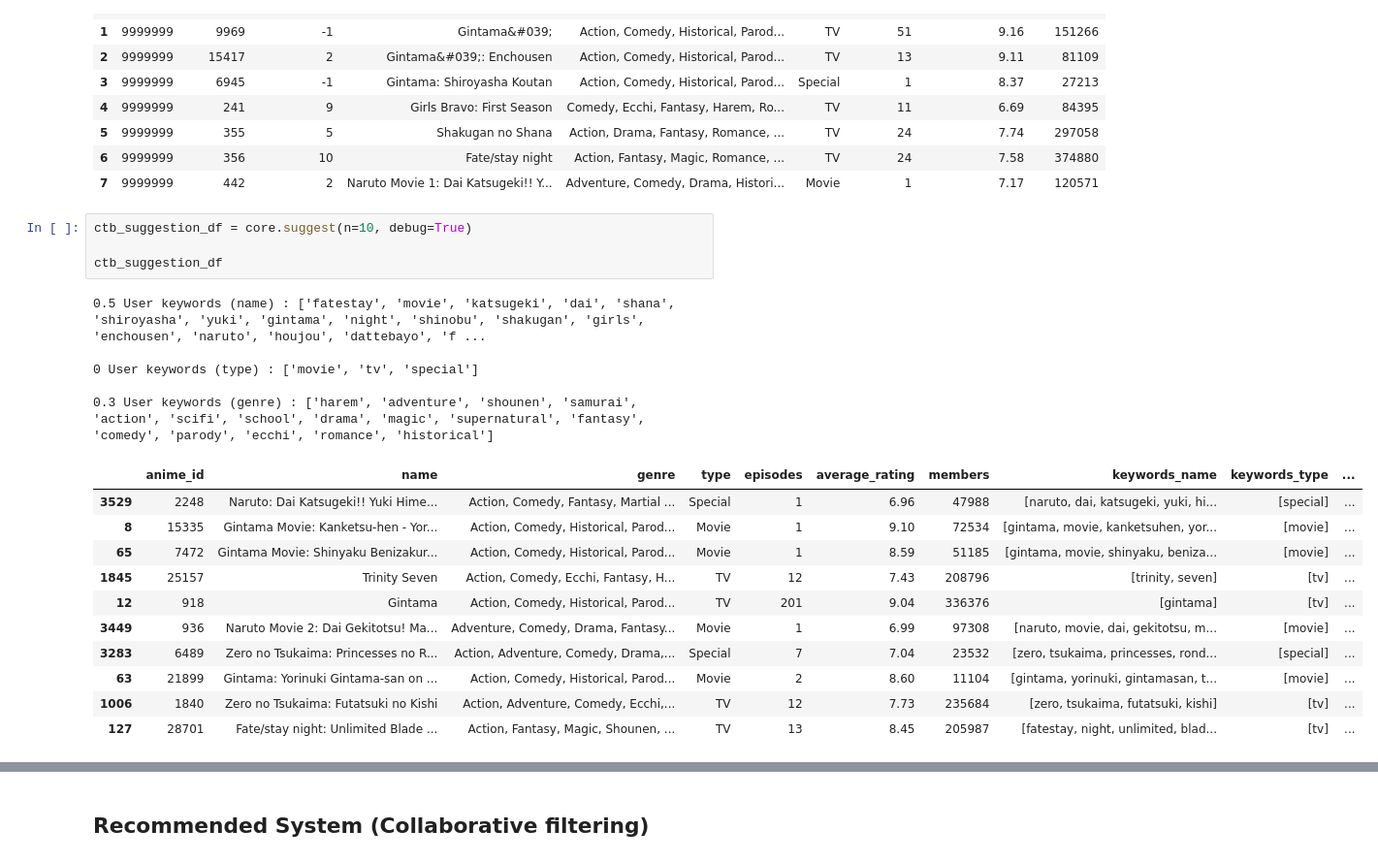
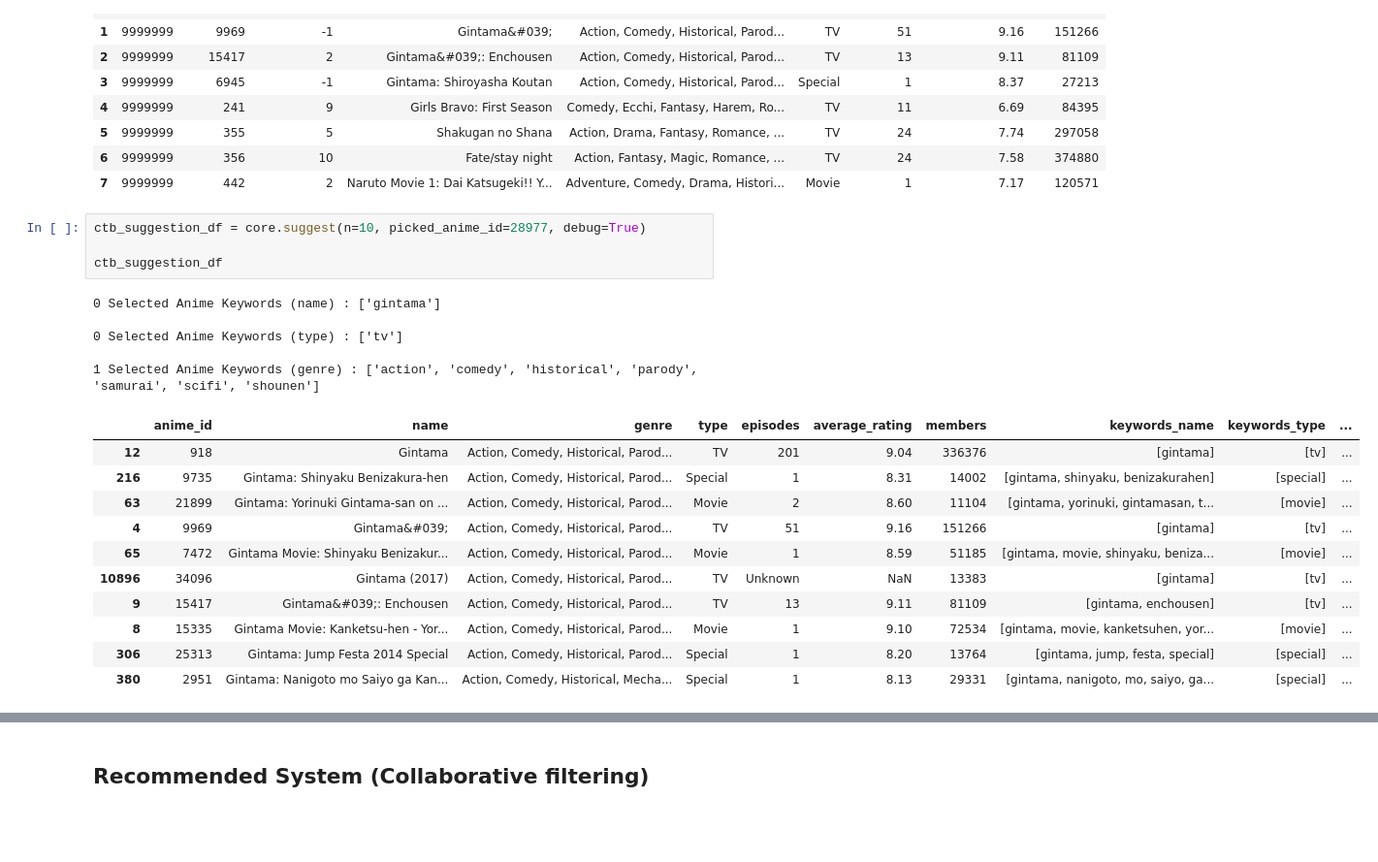
Before and after one commit to phukphoom/anime-recommander-system, a Jupyter notebook: AnimeRecommenderSystem/anime.ipynb, the cells around one changed output, grey strips where cells are left out. Shown: that part at 97% size. Saved outputs shown, nothing was run; the diff lists cells and outputs as text; blank space fills up the shorter version.

```diff
--- a/AnimeRecommenderSystem/anime.ipynb
+++ b/AnimeRecommenderSystem/anime.ipynb
@@ -684,26 +656,26 @@ core.user_rating_merged_df
 | 6 | 9999999 | 356 | 10 | Fate/stay night | Action, Fantasy, Magic, Romance, ... | TV | 24 | 7.58 | 374880 |
 | 7 | 9999999 | 442 | 2 | Naruto Movie 1: Dai Katsugeki!! Y... | Adventure, Comedy, Drama, Histori... | Movie | 1 | 7.17 | 120571 |
 # %%
-ctb_suggestion_df = core.suggest(n=10, debug=True)
+ctb_suggestion_df = core.suggest(n=10, picked_anime_id=28977, debug=True)
 
 ctb_suggestion_df
 # %% [output]
-0.5 User keywords (name) : ['fatestay', 'movie', 'katsugeki', 'dai', 'shana', 'shiroyasha', 'yuki', 'gintama', 'night', 'shinobu', 'shakugan', 'girls', 'enchousen', 'naruto', 'houjou', 'dattebayo', 'f ...
+0 Selected Anime Keywords (name) : ['gintama']
 
-0 User keywords (type) : ['movie', 'tv', 'special']
+0 Selected Anime Keywords (type) : ['tv']
 
-0.3 User keywords (genre) : ['harem', 'adventure', 'shounen', 'samurai', 'action', 'scifi', 'school', 'drama', 'magic', 'supernatural', 'fantasy', 'comedy', 'parody', 'ecchi', 'romance', 'historical']
+1 Selected Anime Keywords (genre) : ['action', 'comedy', 'historical', 'parody', 'samurai', 'scifi', 'shounen']
 |  | anime_id | name | genre | type | episodes | average_rating | members | keywords_name | keywords_type | ... |
-| 3529 | 2248 | Naruto: Dai Katsugeki!! Yuki Hime... | Action, Comedy, Fantasy, Martial ... | Special | 1 | 6.96 | 47988 | [naruto, dai, katsugeki, yuki, hi... | [special] | ... |
+| 12 | 918 | Gintama | Action, Comedy, Historical, Parod... | TV | 201 | 9.04 | 336376 | [gintama] | [tv] | ... |
+| 216 | 9735 | Gintama: Shinyaku Benizakura-hen | Action, Comedy, Historical, Parod... | Special | 1 | 8.31 | 14002 | [gintama, shinyaku, benizakurahen] | [special] | ... |
+| 63 | 21899 | Gintama: Yorinuki Gintama-san on ... | Action, Comedy, Historical, Parod... | Movie | 2 | 8.60 | 11104 | [gintama, yorinuki, gintamasan, t... | [movie] | ... |
+| 4 | 9969 | Gintama&#039; | Action, Comedy, Historical, Parod... | TV | 51 | 9.16 | 151266 | [gintama] | [tv] | ... |
+| 65 | 7472 | Gintama Movie: Shinyaku Benizakur... | Action, Comedy, Historical, Parod... | Movie | 1 | 8.59 | 51185 | [gintama, movie, shinyaku, beniza... | [movie] | ... |
+| 10896 | 34096 | Gintama (2017) | Action, Comedy, Historical, Parod... | TV | Unknown | NaN | 13383 | [gintama] | [tv] | ... |
+| 9 | 15417 | Gintama&#039;: Enchousen | Action, Comedy, Historical, Parod... | TV | 13 | 9.11 | 81109 | [gintama, enchousen] | [tv] | ... |
 | 8 | 15335 | Gintama Movie: Kanketsu-hen - Yor... | Action, Comedy, Historical, Parod... | Movie | 1 | 9.10 | 72534 | [gintama, movie, kanketsuhen, yor... | [movie] | ... |
-| 65 | 7472 | Gintama Movie: Shinyaku Benizakur... | Action, Comedy, Historical, Parod... | Movie | 1 | 8.59 | 51185 | [gintama, movie, shinyaku, beniza... | [movie] | ... |
-| 1845 | 25157 | Trinity Seven | Action, Comedy, Ecchi, Fantasy, H... | TV | 12 | 7.43 | 208796 | [trinity, seven] | [tv] | ... |
-| 12 | 918 | Gintama | Action, Comedy, Historical, Parod... | TV | 201 | 9.04 | 336376 | [gintama] | [tv] | ... |
-| 3449 | 936 | Naruto Movie 2: Dai Gekitotsu! Ma... | Adventure, Comedy, Drama, Fantasy... | Movie | 1 | 6.99 | 97308 | [naruto, movie, dai, gekitotsu, m... | [movie] | ... |
-| 3283 | 6489 | Zero no Tsukaima: Princesses no R... | Action, Adventure, Comedy, Drama,... | Special | 7 | 7.04 | 23532 | [zero, tsukaima, princesses, rond... | [special] | ... |
-| 63 | 21899 | Gintama: Yorinuki Gintama-san on ... | Action, Comedy, Historical, Parod... | Movie | 2 | 8.60 | 11104 | [gintama, yorinuki, gintamasan, t... | [movie] | ... |
-| 1006 | 1840 | Zero no Tsukaima: Futatsuki no Kishi | Action, Adventure, Comedy, Ecchi,... | TV | 12 | 7.73 | 235684 | [zero, tsukaima, futatsuki, kishi] | [tv] | ... |
-| 127 | 28701 | Fate/stay night: Unlimited Blade ... | Action, Fantasy, Magic, Shounen, ... | TV | 13 | 8.45 | 205987 | [fatestay, night, unlimited, blad... | [tv] | ... |
+| 306 | 25313 | Gintama: Jump Festa 2014 Special | Action, Comedy, Historical, Parod... | Special | 1 | 8.20 | 13764 | [gintama, jump, festa, special] | [special] | ... |
+| 380 | 2951 | Gintama: Nanigoto mo Saiyo ga Kan... | Action, Comedy, Historical, Mecha... | Special | 1 | 8.13 | 29331 | [gintama, nanigoto, mo, saiyo, ga... | [special] | ... |
 # %%
 fig, axs = plt.subplots(ncols=1, figsize=CONFIG.PLT_FIG_SIZE)
 fig.tight_layout(pad=5.0)
```
Also changed, not shown: parts of 10 cells of this notebook.
